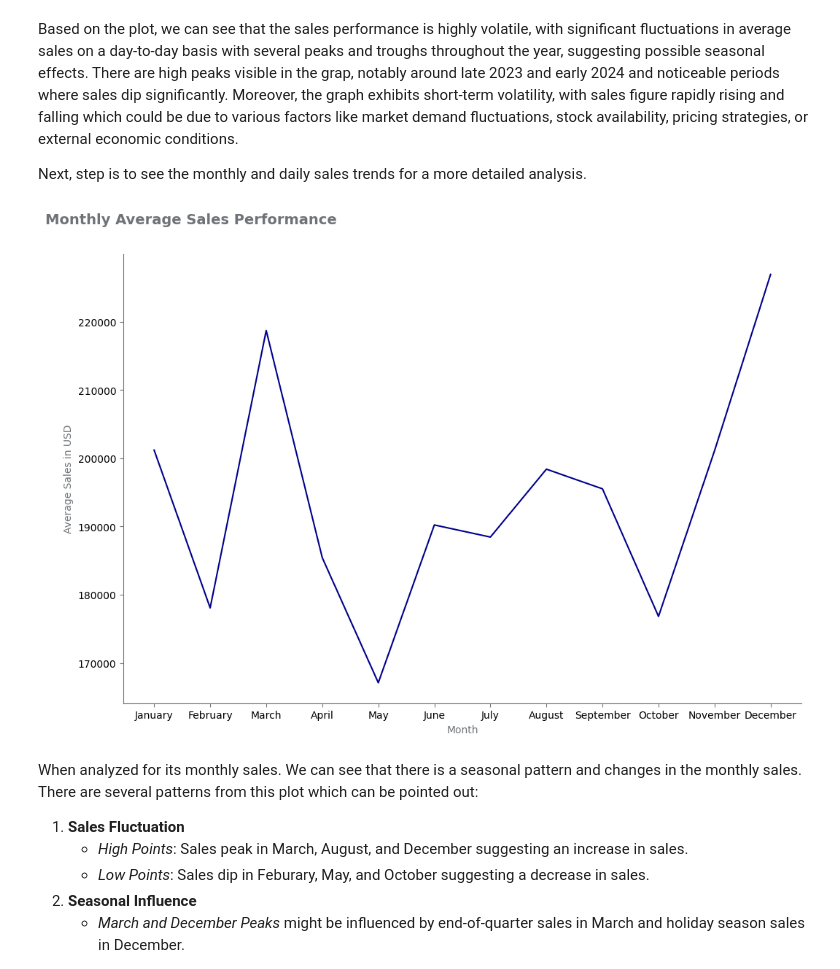
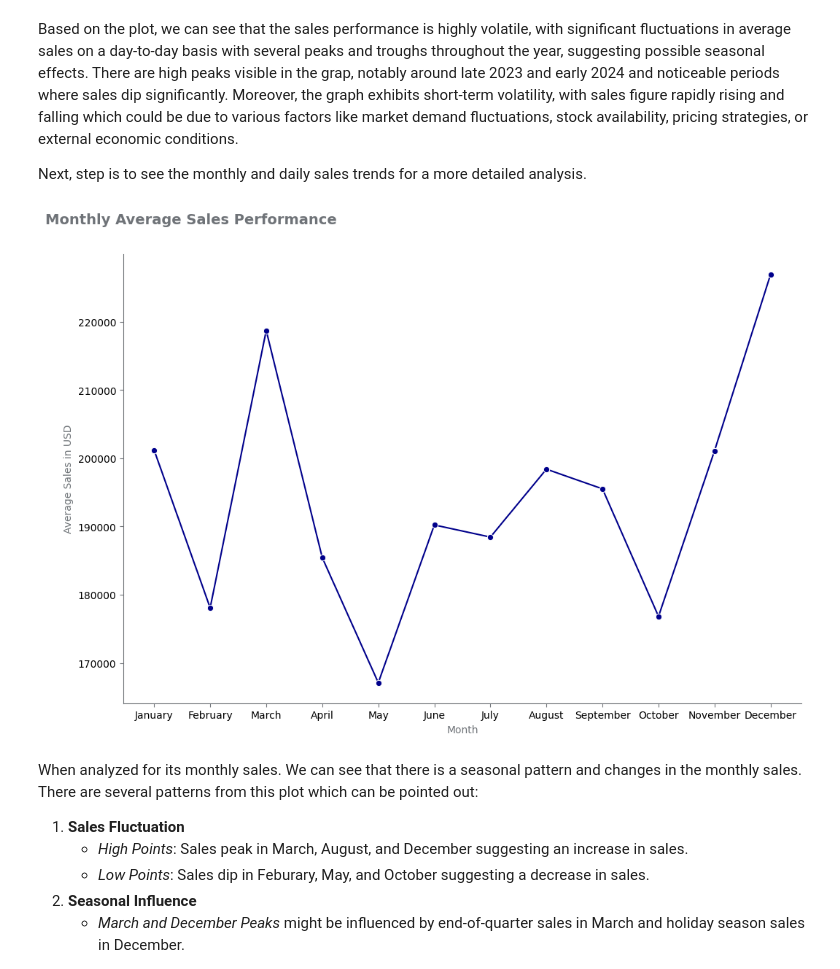
Before and after one commit to lazuardifp19/lazuardfp_portfolio, a Jupyter notebook: Ecommerce Analysis K Means/ecommerce-analysis.ipynb, the cells around one changed output. Saved outputs shown, nothing was run; the diff lists cells and outputs as text; code cells hidden in the pictures.

```diff
--- a/Ecommerce Analysis K Means/ecommerce-analysis.ipynb
+++ b/Ecommerce Analysis K Means/ecommerce-analysis.ipynb
@@ -651,31 +656,31 @@ Next, step is to see the monthly and daily sales trends for a more detailed anal
 # %%
 # Set the figure and axes
 fig, ax = plt.subplots(figsize=(12,8))
 
 # Plot the sales trend across the date
-sns.lineplot(x='Month', y='Revenue', data=df, ci=None, color='darkblue', ax=ax)
+sns.lineplot(x='Month', y='Revenue', data=df, ci=None, marker='o', color='darkblue', ax=ax)
 
 # Despine the right side
 sns.despine(right=True)
 
 # Set the label
 ax.set_xlabel('Month', color='#6F7378')
 ax.set_ylabel('Average Sales in USD', color='#6F7478')
 
 # Change the spine color
 for spine in ax.spines.values():
     spine.set_edgecolor('#6F7378')
 
 # Set the title
 ax.set_title('Monthly Average Sales Performance', weight='bold', pad=30, size=14, x=-0.115,
              color='#6F7378', ha='left')
 
 # Change tick color
 ax.tick_params(color='#6F7378')
 
 plt.show()
 # %% [output]
-[figure, old version]
+[figure, new version]
 # %% [markdown]
 When analyzed for its monthly sales. We can see that there is a seasonal pattern and changes in the monthly sales. There are several patterns from this plot which can be pointed out:
 1. **Sales Fluctuation**
```
Also changed, not shown: parts of 10 cells of this notebook, 2 other files.
